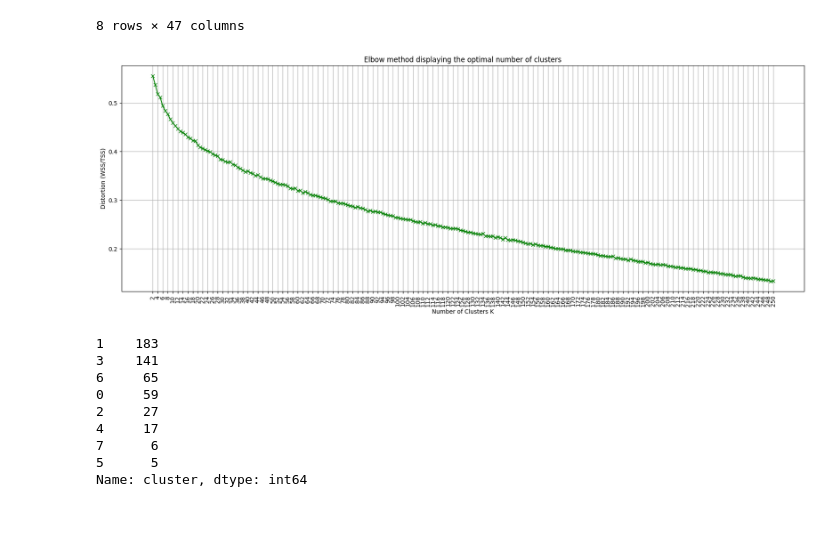
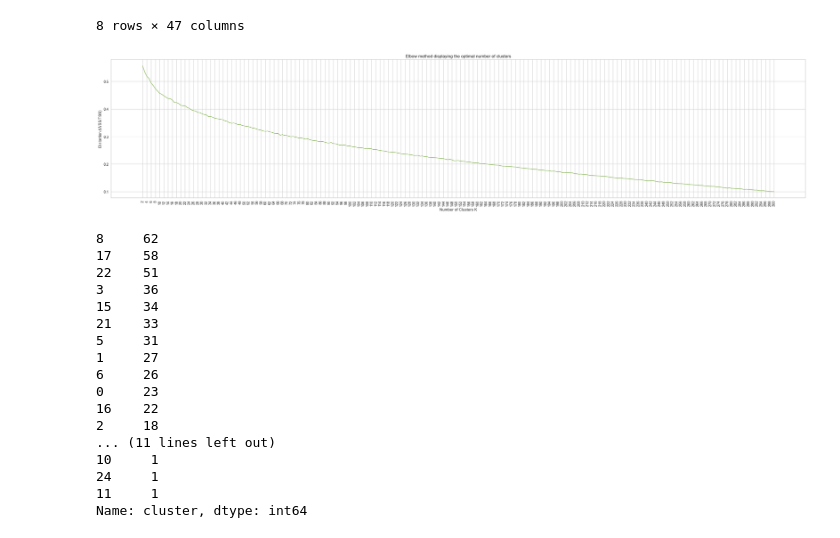
Before and after one commit to RohitRanjan1812/OPA_repo, a Jupyter notebook: ClusterAnalysis/KMeans/kmeans.ipynb, the cells around one changed output. Drawn from its saved outputs; the diff is of its cells as text; code cells hidden in the pictures.

Commit message:
new analysis additions

```diff
--- a/ClusterAnalysis/KMeans/kmeans.ipynb
+++ b/ClusterAnalysis/KMeans/kmeans.ipynb
@@ -135,11 +135,11 @@ df_simp_cluster[df_simp_cluster.cluster == 1]
 ## Insert your code here
 from scipy.spatial.distance import cdist
 import numpy as np
-range_n_clusters = list(range(2, 101))
+range_n_clusters = list(range(2, 301))
 distortions = []
 
 for n_clusters in range_n_clusters:
-    cluster = KMeans(n_clusters = n_clusters)
+    cluster = KMeans(n_clusters = n_clusters, random_state=42)
     cluster.fit(X)
     distortions.append(sum(np.min(cdist(X, cluster.cluster_centers_, 'euclidean'), axis=1)) / np.size(X, axis = 0))
 # %%
@@ -250,44 +250,55 @@ X_scaled.describe()
 | max | 1.000000 | 1.000000 | 1.000000 | 1.000000 | 1.000000 | 1.000000 | ... |
 8 rows × 47 columns
 # %%
-# repeat elbow analysis
+# repeat elbow analysis, storing all results
 ## Insert your code here
-
-range_n_clusters = list(range(2, 251))
+from scipy.spatial.distance import cdist
+import numpy as np
+from matplotlib import pyplot as plt
+range_n_clusters = list(range(2, 301))
 distortions = []
 df_k_cluster = dict()
 
 for n_clusters in range_n_clusters:
-    cluster = KMeans(n_clusters = n_clusters)
+    cluster = KMeans(n_clusters = n_clusters, random_state=42)
     cluster.fit(X_scaled)
     c = cluster.cluster_centers_
     l = cluster.labels_
     disto = sum(np.min(cdist(X_scaled, c, 'euclidean'), axis=1)) / np.size(X_scaled, axis = 0)
     distortions.append(disto)
     df_k_cluster[n_clusters] = [pd.merge(pd.Series(X.index), pd.Series(l, name='cluster'), right_index=True, left_index=True), disto]
-
-plt.figure(figsize=(21, 7))
-plt.xticks(np.arange(2, 251, step=2), rotation=90)
-plt.grid()
-plt.plot(range_n_clusters, distortions, 'gx-')
-plt.xlabel('Number of Clusters K')
-plt.ylabel('Distortion (WSS/TSS)')
-plt.title('Elbow method displaying the optimal number of clusters')
-
-
-plt.show()
-# %% [output]
-[figure, removed]
+# %%
+
+plt.figure(figsize=(35, 7))
+plt.xticks(np.arange(2, 301, step=2), rotation=90)
+plt.grid(visible=True)
+plt.plot(range_n_clusters, distortions, 'gx-')
+plt.xlabel('Number of Clusters K')
+plt.ylabel('Distortion (WSS/TSS)')
+plt.title('Elbow method displaying the optimal number of clusters')
+
+
+plt.show()
+# %% [output]
+[figure, added]
 # %%
-df_k_cluster[8][0].cluster.value_counts()
+df_k_cluster[26][0].cluster.value_counts()
 # %% [output]
-1    183
-3    141
-6     65
-0     59
-2     27
-4     17
-7      6
-5      5
+8     62
+17    58
+22    51
+3     36
+15    34
+21    33
+5     31
+1     27
+6     26
+0     23
+16    22
+2     18
+... (11 lines left out)
+10     1
+24     1
+11     1
 Name: cluster, dtype: int64
 # %%
```
Also changed, not shown: parts of 3 cells of this notebook, 3 other files.
